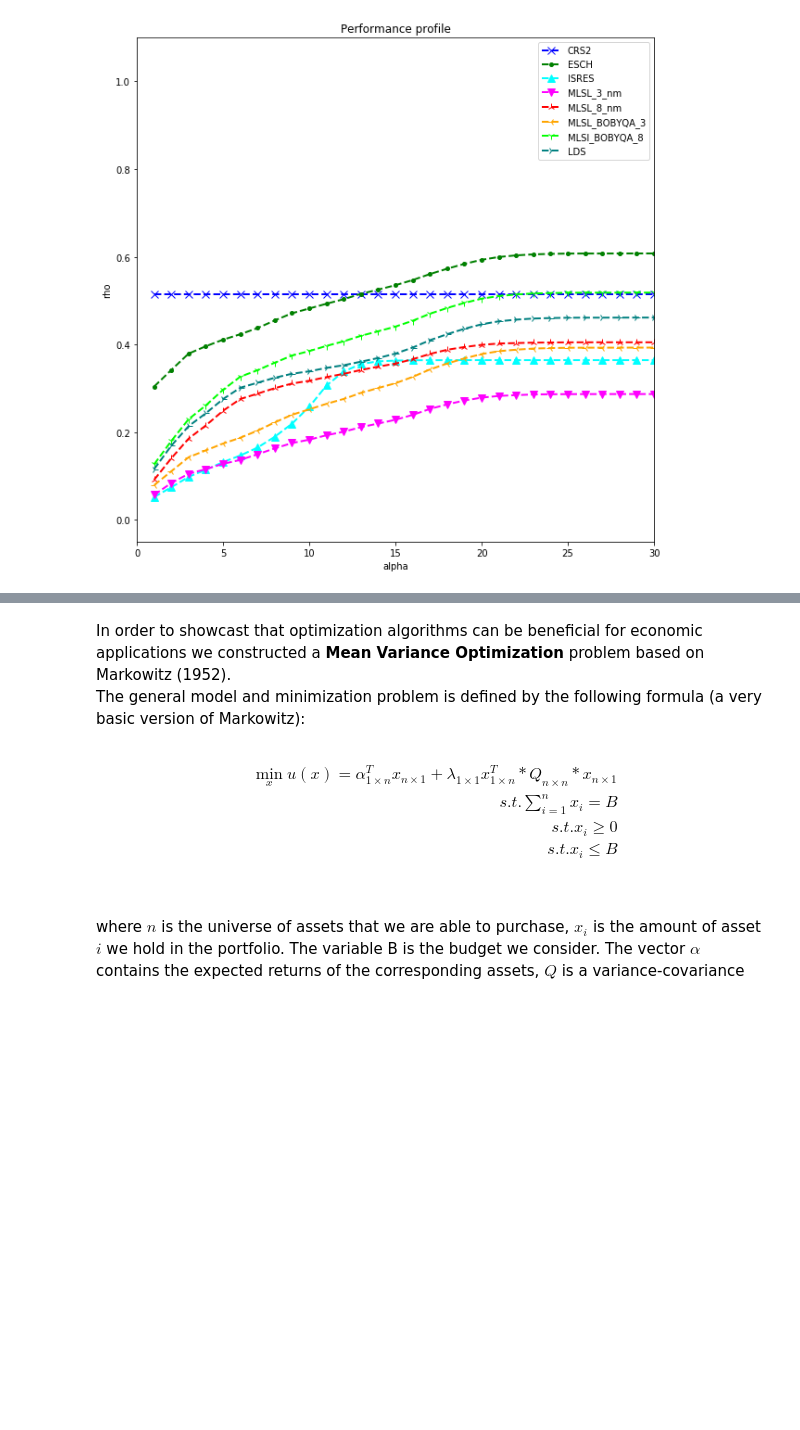
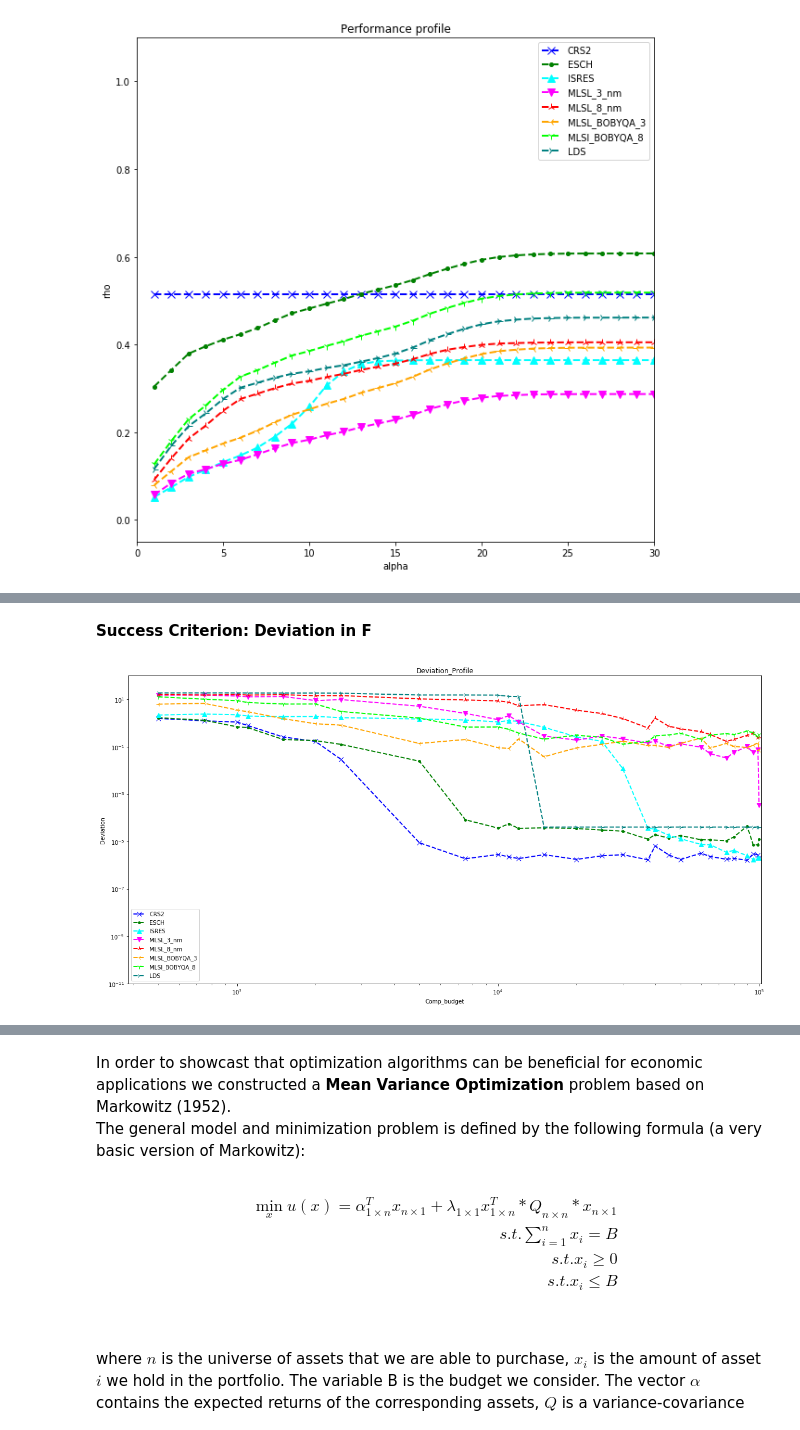
Before and after one commit to OpenSourceEconomics/ose-scientific-computing-course-wirecard, a Jupyter notebook: student_project.ipynb, the cells around one changed output, grey strips where cells are left out. Cells and saved outputs as stored; diff of their text form; code cells hidden in the pictures; blank space fills up the shorter version.

```diff
--- a/student_project.ipynb
+++ b/student_project.ipynb
@@ -927,0 +1005,18 @@ performance_profile(metrics_agg_frame=metrics_aggregated_1,
+# %% [markdown]
+**Success Criterion: Deviation in F**
+# %%
+deviation_res_al_ackley_1=get_deviation_results_all(results_list=vector_results_list_ackley,
+                                           tau=1e-6,
+                                           success_criterion=1,
+                                           computational_budget=computational_budgets,
+                                           info_object=ackley_info_object,
+                                           cols_algo_names=col_names,
+                                           n=10,
+                                           computation_method_x=None)
+# %%
+deviation_profile_general(deviation_results_frame=deviation_res_al_ackley_1,
+                          color_vector=color_vector_1,
+                          marker_vector=marker_vector_1,
+                          algo_names=algo_names_2)
+# %% [output]
+[figure, added]
```
Also changed, not shown: parts of 39 cells of this notebook, 20 other files.
